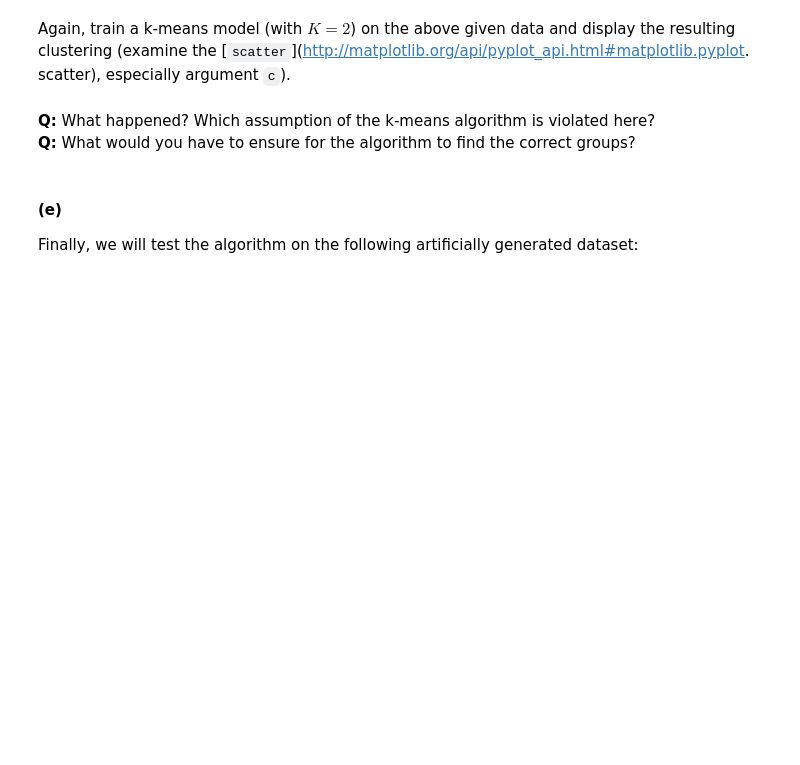
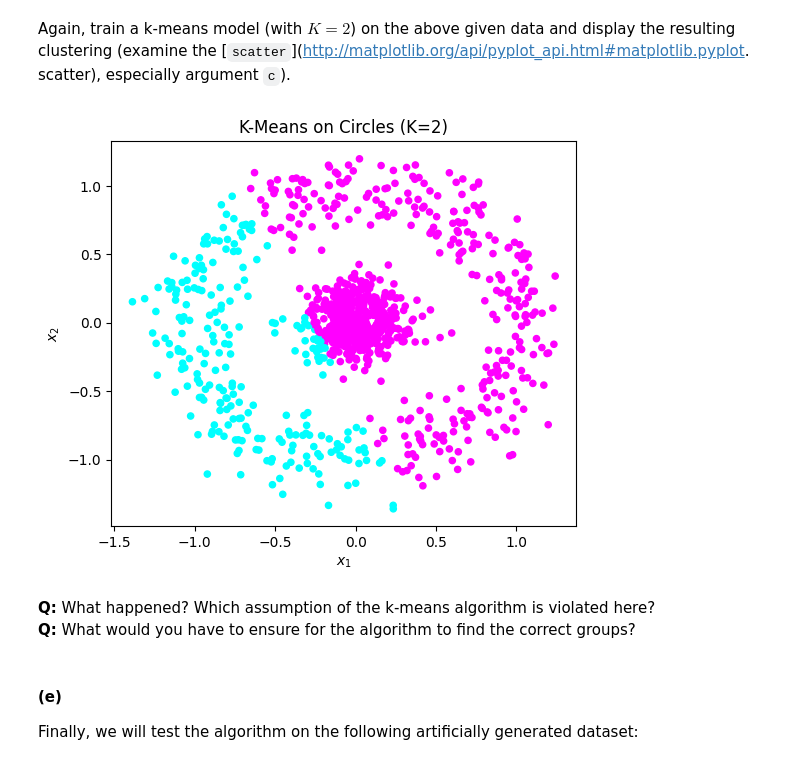
Before and after one commit to Emsamax/ML_croatia, a Jupyter notebook: ML1-2025-LAB4.ipynb, the cells around one changed output. Cells and saved outputs as stored; diff of their text form; code cells hidden in the pictures; blank space fills up the shorter version.

```diff
--- a/ML1-2025-LAB4.ipynb
+++ b/ML1-2025-LAB4.ipynb
@@ -646,3 +724,15 @@ Again, train a k-means model (with $K=2$) on the above given data and display th
+# %%
+kmeans_circles = KMeans(n_clusters=2, random_state=96)
+y_pred_circles = kmeans_circles.fit_predict(X2)
+
+plt.figure(figsize=(6, 5))
+plt.scatter(X2[:, 0], X2[:, 1], c=y_pred_circles, cmap=plt.get_cmap("cool"), s=20)
+plt.title("K-Means on Circles (K=2)")
+plt.xlabel("$x_1$")
+plt.ylabel("$x_2$")
+plt.show()
+# %% [output]
+[figure, added]
 # %% [markdown]
 **Q:** What happened? Which assumption of the k-means algorithm is violated here?
 **Q:** What would you have to ensure for the algorithm to find the correct groups?
```
Also changed, not shown: parts of 19 cells of this notebook.
